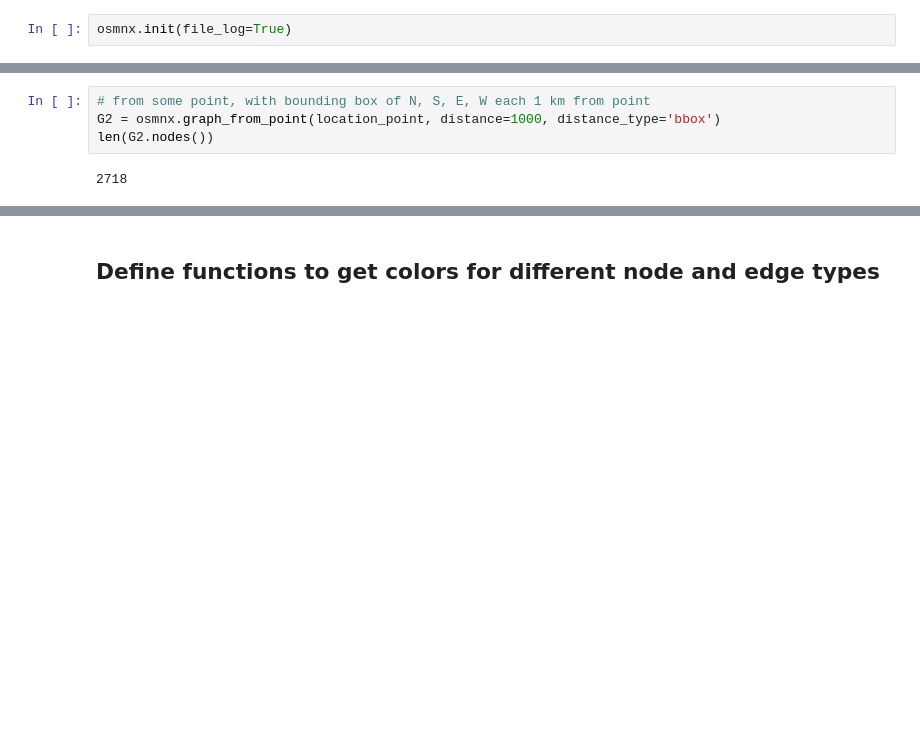
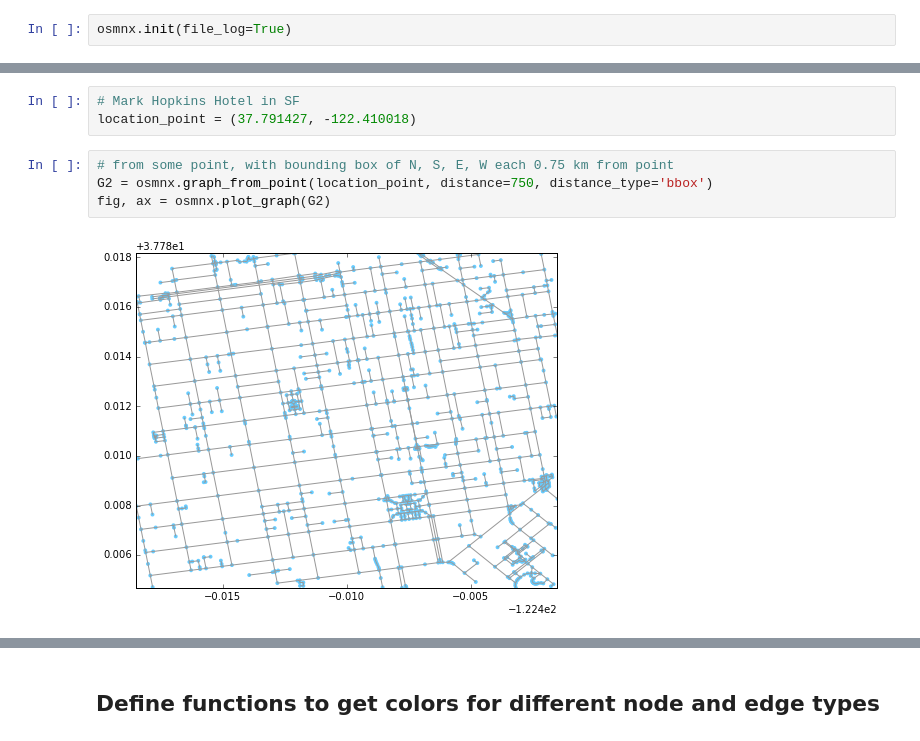
Before and after one commit to gboeing/osmnx, a Jupyter notebook: example-osm-networkx.ipynb, the cells around one changed output, grey strips where cells are left out. Drawn from its saved outputs; the diff is of its cells as text; blank space fills up the shorter version.

```diff
--- a/example-osm-networkx.ipynb
+++ b/example-osm-networkx.ipynb
@@ -46,6 +30,9 @@ nx.write_gml(G1, '{}/test.gml'.format(osmnx._data_folder))
+# %%
+# Mark Hopkins Hotel in SF
+location_point = (37.791427, -122.410018)
 # %%
-# from some point, with bounding box of N, S, E, W each 1 km from point
-G2 = osmnx.graph_from_point(location_point, distance=1000, distance_type='bbox')
-len(G2.nodes())
+# from some point, with bounding box of N, S, E, W each 0.75 km from point
+G2 = osmnx.graph_from_point(location_point, distance=750, distance_type='bbox')
+fig, ax = osmnx.plot_graph(G2)
 # %% [output]
-2718
+[figure, added]
```
Also changed, not shown: parts of 49 cells of this notebook, 6 other files.
